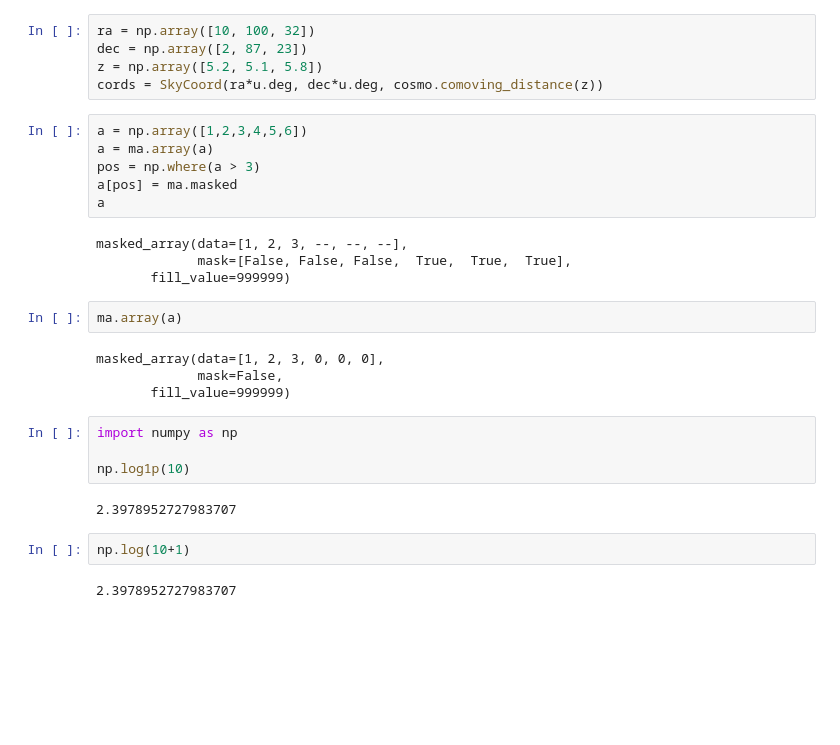
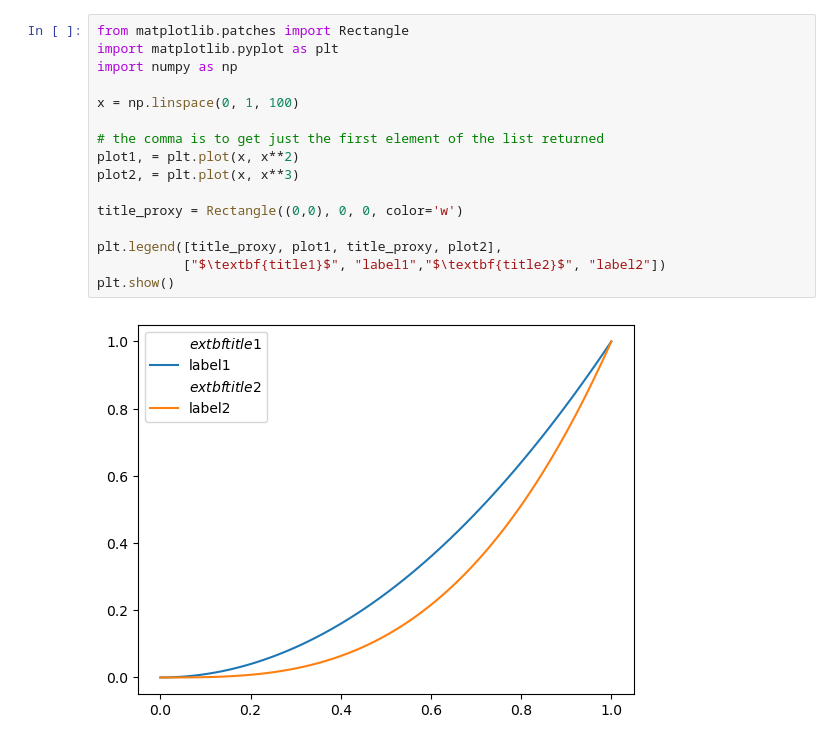
Before and after one commit to VibinRam/high-redshift-quasar-clustering, a Jupyter notebook: Ultimate_test.ipynb, the cells around one changed output. Drawn from its saved outputs; the diff is of its cells as text; blank space fills up the shorter version.

```diff
--- a/Ultimate_test.ipynb
+++ b/Ultimate_test.ipynb
@@ -22,31 +1,18 @@ array([6997.40995112, 8531.43460448, 9006.00341076, 9328.66507744])
-# %%
-ra = np.array([10, 100, 32])
-dec = np.array([2, 87, 23])
-z = np.array([5.2, 5.1, 5.8])
-cords = SkyCoord(ra*u.deg, dec*u.deg, cosmo.comoving_distance(z))
-# %%
-a = np.array([1,2,3,4,5,6])
-a = ma.array(a)
-pos = np.where(a > 3)
-a[pos] = ma.masked
-a
-# %% [output]
-masked_array(data=[1, 2, 3, --, --, --],
-             mask=[False, False, False,  True,  True,  True],
-       fill_value=999999)
-# %%
-ma.array(a)
-# %% [output]
-masked_array(data=[1, 2, 3, 0, 0, 0],
-             mask=False,
-       fill_value=999999)
-# %%
-import numpy as np
-
-np.log1p(10)
-# %% [output]
-2.3978952727983707
-# %%
-np.log(10+1)
-# %% [output]
-2.3978952727983707
+# %%
+from matplotlib.patches import Rectangle
+import matplotlib.pyplot as plt
+import numpy as np
+
+x = np.linspace(0, 1, 100)
+
+# the comma is to get just the first element of the list returned
+plot1, = plt.plot(x, x**2)
+plot2, = plt.plot(x, x**3)
+
+title_proxy = Rectangle((0,0), 0, 0, color='w')
+
+plt.legend([title_proxy, plot1, title_proxy, plot2],
+           ["$\textbf{title1}$", "label1","$\textbf{title2}$", "label2"])
+plt.show()
+# %% [output]
+[figure, added]
```
Also changed, not shown: parts of 15 cells of this notebook.
